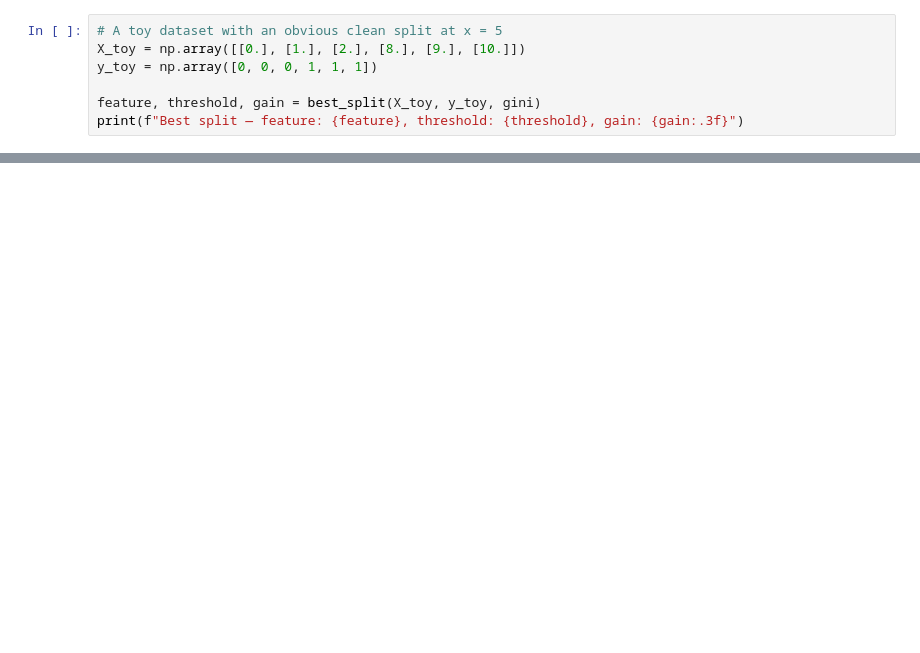
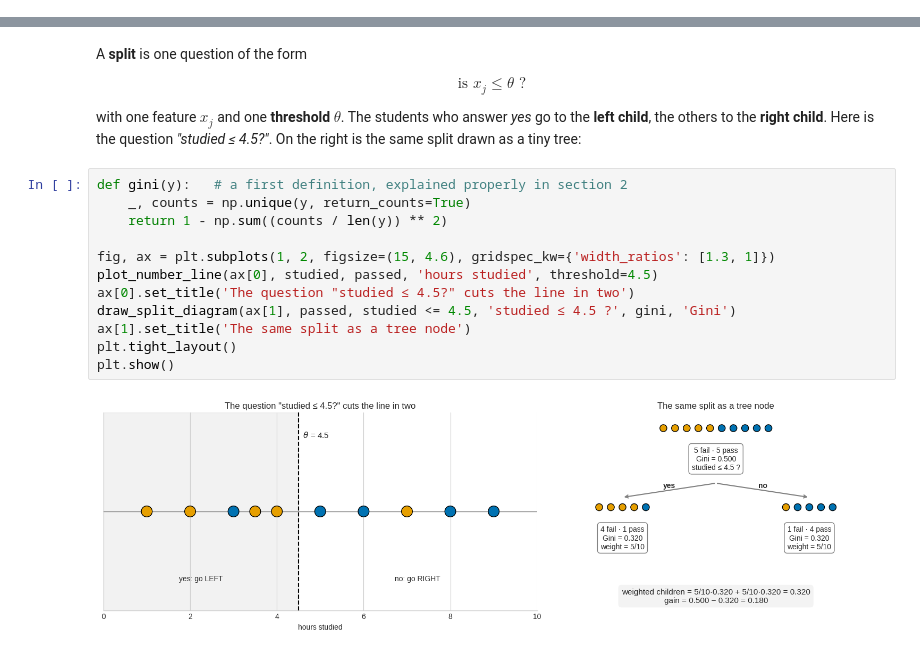
Before and after one commit to imagra93/ML-course-labs, a Jupyter notebook: machine_learning/lab - Decision Trees from scratch.ipynb, the cells around one changed output, grey strips where cells are left out. Drawn from its saved outputs; the diff is of its cells as text; blank space fills up the shorter version.

```diff
--- a/machine_learning/lab - Decision Trees from scratch.ipynb
+++ b/machine_learning/lab - Decision Trees from scratch.ipynb
@@ -143,7 +2,0 @@ def best_split(X, y, impurity_fn):
-# %%
-# A toy dataset with an obvious clean split at x = 5
-X_toy = np.array([[0.], [1.], [2.], [8.], [9.], [10.]])
-y_toy = np.array([0, 0, 0, 1, 1, 1])
-
-feature, threshold, gain = best_split(X_toy, y_toy, gini)
-print(f"Best split — feature: {feature}, threshold: {threshold}, gain: {gain:.3f}")
@@ -485,0 +134,20 @@ Both put almost all the importance on the petal measurements, which is where the
+# %% [markdown]
+A **split** is one question of the form
+
+$$\text{is } x_j \le \theta \text{ ?}$$
+
+with one feature $x_j$ and one **threshold** $\theta$. The students who answer *yes* go to the **left child**, the others to the **right child**. Here is the question *"studied ≤ 4.5?"*. On the right is the same split drawn as a tiny tree:
+# %%
+def gini(y):   # a first definition, explained properly in section 2
+    _, counts = np.unique(y, return_counts=True)
+    return 1 - np.sum((counts / len(y)) ** 2)
+
+fig, ax = plt.subplots(1, 2, figsize=(15, 4.6), gridspec_kw={'width_ratios': [1.3, 1]})
+plot_number_line(ax[0], studied, passed, 'hours studied', threshold=4.5)
+ax[0].set_title('The question "studied ≤ 4.5?" cuts the line in two')
+draw_split_diagram(ax[1], passed, studied <= 4.5, 'studied ≤ 4.5 ?', gini, 'Gini')
+ax[1].set_title('The same split as a tree node')
+plt.tight_layout()
+plt.show()
+# %% [output]
+[figure, added]
```
Also changed, not shown: parts of 95 cells of this notebook, 2 other files.
